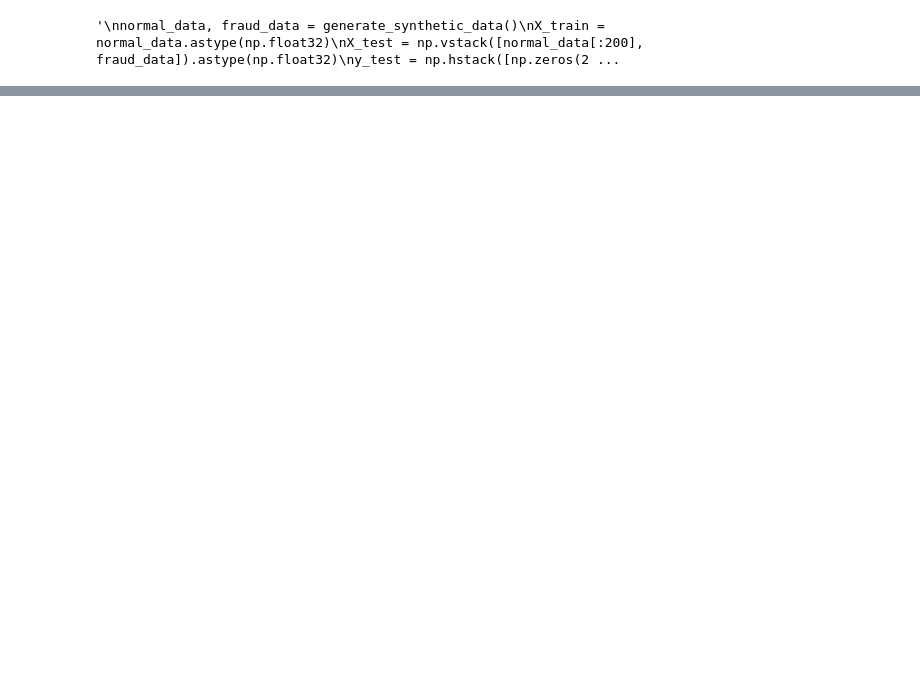
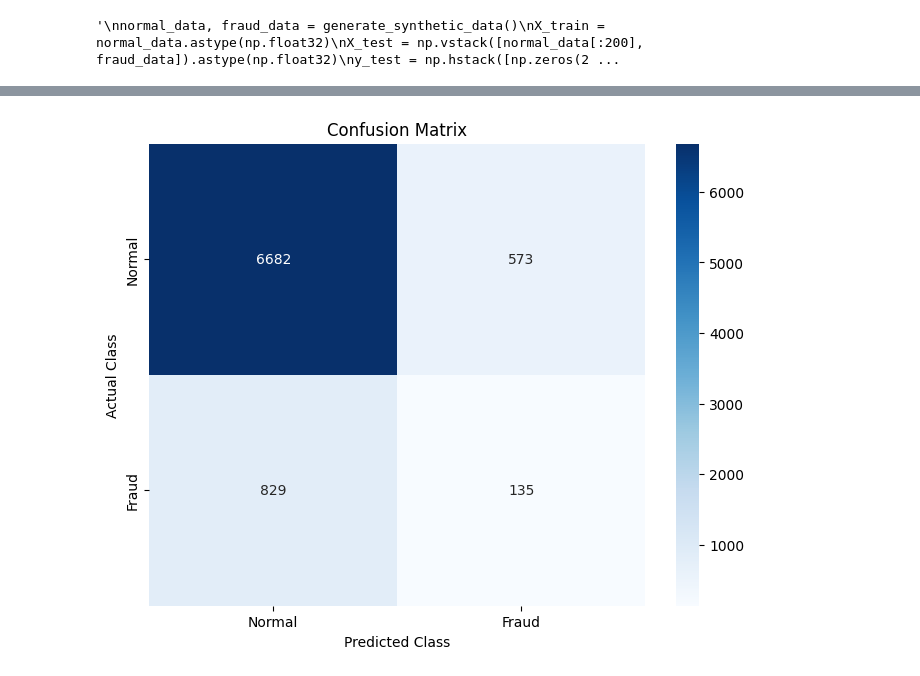
Before and after one commit to eerisken/econ-finance, a Jupyter notebook: accounting-fraud-nflows-anomaly-detection/fraud-detection-nflows-dnn.ipynb, the cells around one changed output, grey strips where cells are left out. Cells and saved outputs as stored; diff of their text form; code cells hidden in the pictures; blank space fills up the shorter version.

Commit message:
auto-encoder + nflows for fraud detection

```diff
--- a/accounting-fraud-nflows-anomaly-detection/fraud-detection-nflows-dnn.ipynb
+++ b/accounting-fraud-nflows-anomaly-detection/fraud-detection-nflows-dnn.ipynb
@@ -339,11 +646,11 @@ import torch.nn as nn
 # --- Training the Model ---
 device = torch.device("cuda" if torch.cuda.is_available() else "cpu")
 
-input_dim = X_train_scaled.shape[1]
-num_coupling_layers = 20
-hidden_dim = 512
-learning_rate = 1e-4
-batch_size = 256
+input_dim = X_train_encoded.shape[1]
+num_coupling_layers = 24
+hidden_dim = 256
+learning_rate = 1e-3
+batch_size = 512
 epochs = 100
 patience = 10 # For early stopping
 best_model_path = "best_model.pth"
@@ -355,7 +662,7 @@ else:
     print("Data integrity check passed: No NaN values found in input data.")
 
 model = create_nflows_model(input_dim, num_coupling_layers, hidden_dim)
-model.double()
+#model.double()
 model.apply(weights_init)
 
 if torch.cuda.device_count() > 1:
@@ -376,7 +683,6 @@ best_val_loss = float('inf')
 early_stopping_counter = 0
 
 for epoch in range(epochs):
-    # Training phase
     model.train()
     train_loss = 0.0
     for (batch,) in train_loader:
@@ -394,7 +700,7 @@ for epoch in range(epochs):
         loss.backward()
 
         # gradient clipping for stabilization
-        torch.nn.utils.clip_grad_norm_(model.parameters(), max_norm=0.5)
+        #torch.nn.utils.clip_grad_norm_(model.parameters(), max_norm=0.5)
 
         optimizer.step()
         train_loss += loss.item()
@@ -404,7 +710,6 @@ for epoch in range(epochs):
 
     avg_train_loss = train_loss / len(train_loader)
 
-    # Validation phase
     model.eval()
     val_loss = 0.0
     with torch.no_grad():
@@ -459,10 +764,8 @@ Early stopping triggered after 77 epochs.
 Training finished.
 # %%
 device = torch.device("cuda" if torch.cuda.is_available() else "cpu")
-torch.set_default_dtype(torch.float64)
 
-model = create_nflows_model(input_dim, num_coupling_layers, hidden_dim)
-model.double()
+flow_model = create_nflows_model(input_dim, num_coupling_layers, hidden_dim)
 
 if os.path.exists(best_model_path):
     print(f"\nLoading best model from '{best_model_path}' for evaluation.")
@@ -474,69 +777,47 @@ if os.path.exists(best_model_path):
         for k, v in state_dict.items():
             name = k[7:] # remove `module.`
             new_state_dict[name] = v
-        model.load_state_dict(new_state_dict)
+        flow_model.load_state_dict(new_state_dict)
     else:
-        model.load_state_dict(state_dict)
+        flow_model.load_state_dict(state_dict)
 else:
     print("\nWarning: No saved model found. Cannot perform evaluation.")
     exit()
 
-model.to(device)
+flow_model.to(device)
+flow_model.eval()
 
-# Wrap with DataParallel if using multiple GPUs
-if device.type == 'cuda' and torch.cuda.device_count() > 1:
-    print("Wrapping loaded model with DataParallel for evaluation.")
-    model = torch.nn.DataParallel(model)
-
-model.eval()
-
-
-def detect_anomalies(model, data_loader, threshold_percentile=5):
+def detect_anomalies(model, data_loader, full_train_data_tensor, threshold_percentile=5):
     """Calculates log probabilities and flags anomalies."""
     model.eval()
     log_probs_list = []
 
-    # Determine if the model is wrapped with DataParallel
-    is_parallel = isinstance(model, nn.DataParallel)
-
     with torch.no_grad():
         for (batch,) in data_loader:
-            # Move data to the correct device
             batch = batch.to(device)
-
-            if is_parallel:
-                log_probs = model.module.log_prob(inputs=batch)
-            else:
-                log_probs = model.log_prob(inputs=batch)
-
-            # Move results back to CPU for concatenation
+            log_probs = model.log_prob(inputs=batch)
             log_probs_list.append(log_probs.cpu())
 
     log_probs_tensor = torch.cat(log_probs_list)
 
-    # We need the full original training data to set a robust threshold
-    full_train_tensor = torch.from_numpy(X_train_scaled.astype(np.float64)).to(device)
+    # Use the full training data to set a robust threshold
+    with torch.no_grad():
+        train_log_probs = model.log_prob(inputs=full_train_data_tensor.to(device))
 
-    with torch.no_grad():
-        if is_parallel:
-            train_log_probs = model.module.log_prob(inputs=full_train_tensor)
-        else:
-            train_log_probs = model.log_prob(inputs=full_train_tensor)
-
-    # Move to CPU for numpy operations
     threshold = np.percentile(train_log_probs.cpu().numpy(), threshold_percentile)
     print(f"\nAnomaly threshold (log probability): {threshold:.4f}")
 
     predictions = log_probs_tensor.numpy() < threshold
     return predictions, log_probs_tensor.numpy()
 
+test_dataset_encoded = TensorDataset(torch.from_numpy(X_test_encoded.astype(np.float32)))
+test_loader_encoded = DataLoader(test_dataset_encoded, batch_size=batch_size)
 
-X_test_tensor = torch.from_numpy(X_test_scaled.astype(np.float64))
-test_dataset = TensorDataset(X_test_tensor)
-test_loader = DataLoader(test_dataset, batch_size=batch_size)
+full_train_tensor_encoded = torch.from_numpy(X_train_encoded.astype(np.float32))
 
-anomaly_predictions, log_probabilities = detect_anomalies(model, test_loader)
+anomaly_predictions, log_probabilities = detect_anomalies(flow_model, test_loader_encoded, full_train_tensor_encoded, threshold_percentile=5)
 
+# --- Performance Metrics ---
 correct_predictions = (anomaly_predictions == y_test)
 accuracy = np.mean(correct_predictions)
 true_positives = np.sum(anomaly_predictions & (y_test == 1))
@@ -547,5 +828,19 @@ print("\n--- Performance Metrics ---")
 print(f"Overall Accuracy: {accuracy * 100:.2f}%")
 print(f"Fraud cases detected (Recall): {recall * 100:.2f}% ({true_positives}/{np.sum(y_test==1)})")
 print(f"Normal cases flagged as fraud (False Positives): {false_positives}/{np.sum(y_test==0)}")
+
+print("\n--- Classification Report ---")
+print(classification_report(y_test, anomaly_predictions, target_names=['Normal', 'Fraud']))
+
+auc_score = roc_auc_score(y_test, 1 - log_probabilities) # Use 1-prob for AUC scoring
+print(f"ROC AUC Score: {auc_score:.4f}")
+
+cm = confusion_matrix(y_test, anomaly_predictions)
+plt.figure(figsize=(8, 6))
+sns.heatmap(cm, annot=True, fmt='d', cmap='Blues', xticklabels=['Normal', 'Fraud'], yticklabels=['Normal', 'Fraud'])
+plt.title('Confusion Matrix')
+plt.ylabel('Actual Class')
+plt.xlabel('Predicted Class')
+plt.show()
 # %% [output]
 Loading best model from 'best_model.pth' for evaluation.
@@ -559,0 +866 @@ Normal cases flagged as fraud (False Positives): 330/6279
+[figure, added]
```
Also changed, not shown: parts of 12 cells of this notebook.
